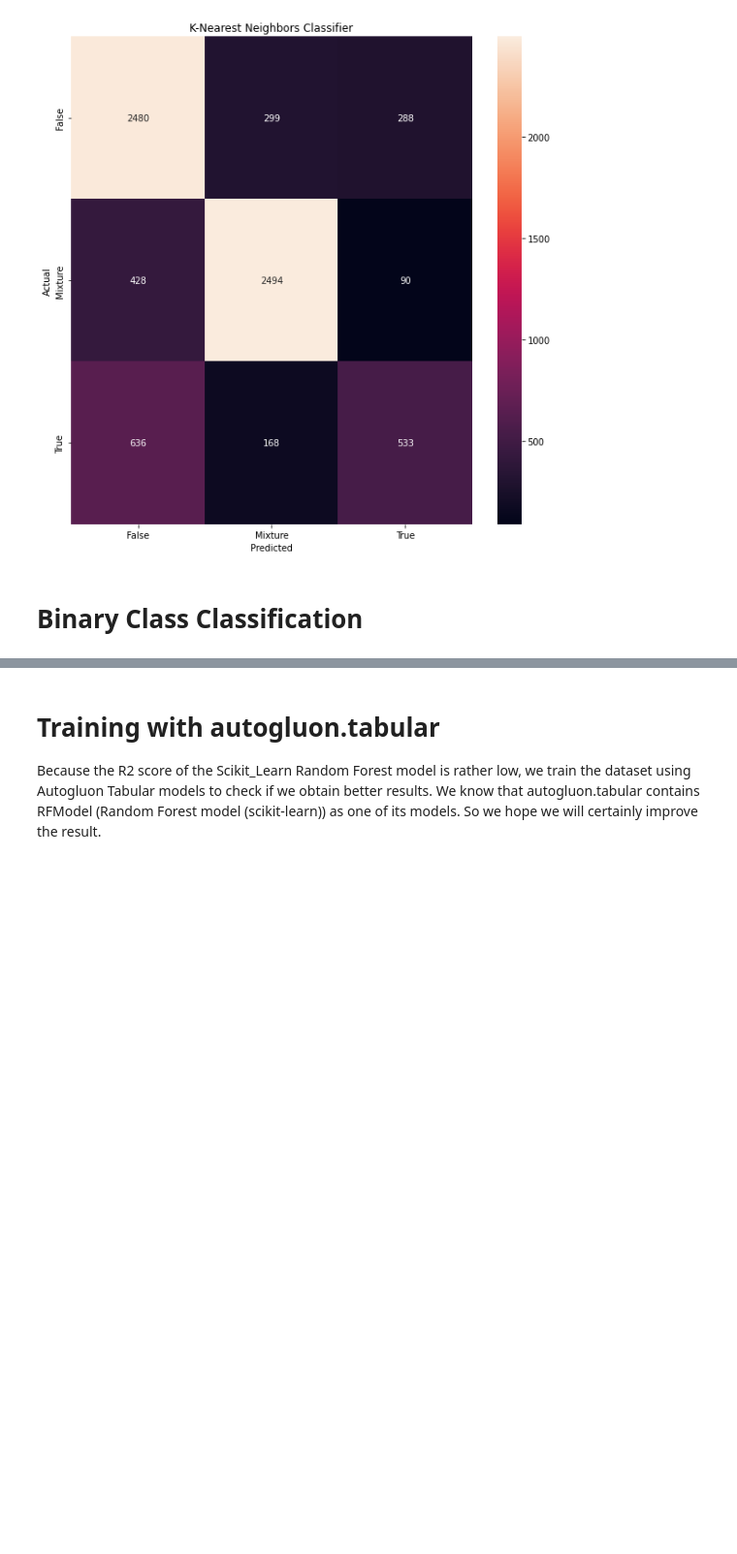
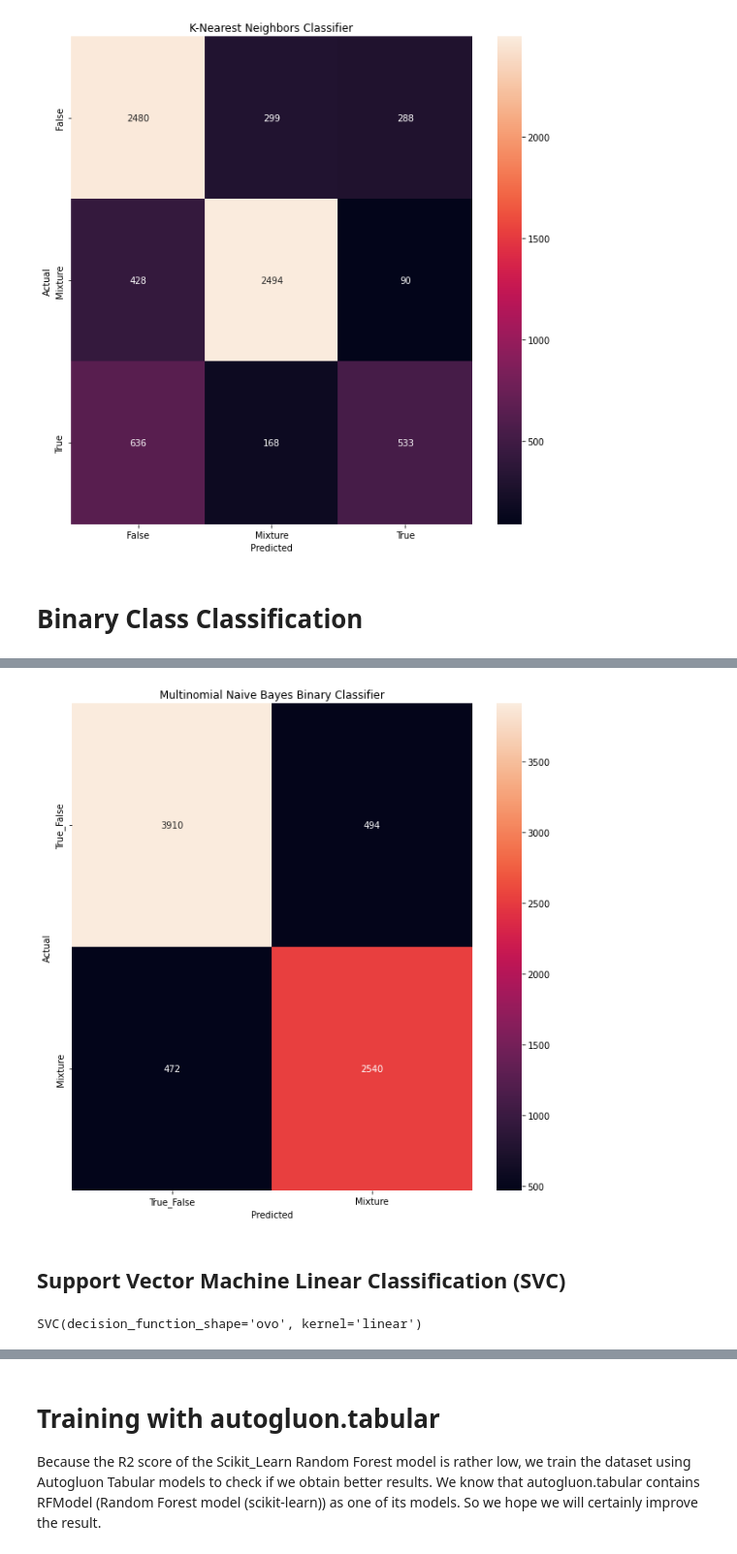
Before and after one commit to EnsiyehRaoufi/Claims-Knowledge-Graph, a Jupyter notebook: ClaimsKG.ipynb, the cells around one changed output, grey strips where cells are left out. Shown at 97% size. Drawn from its saved outputs; the diff is of its cells as text; code cells hidden in the pictures; blank space fills up the shorter version.

```diff
--- a/ClaimsKG.ipynb
+++ b/ClaimsKG.ipynb
@@ -1334,0 +1410,6 @@ y_test = source_df.target_labels[17000:]
+# %%
+#Prediction and Evaluation
+y_pred = clf.predict(X_test)
+print("Multinomial Naive Bayes Evaluation result for \n 1: True-False, 2: Mixture")
+print(confusion_matrix(y_test, y_pred))
+print(classification_report(y_test, y_pred))
@@ -1334,0 +1429,22 @@ y_test = source_df.target_labels[17000:]
+# %%
+#Prediction visualization
+
+conf_mat = confusion_matrix(y_test, y_pred)
+fig, ax = plt.subplots(figsize=(10,10))
+sns.heatmap(conf_mat, annot=True, fmt='d',
+            xticklabels=category_id_df.target_names.values, yticklabels=category_id_df.target_names.values)
+plt.ylabel('Actual')
+plt.xlabel('Predicted')
+plt.title("Multinomial Naive Bayes Binary Classifier")
+plt.show()
+# %% [output]
+[figure, added]
+# %% [markdown]
+## Support Vector Machine Linear Classification (SVC)
+# %%
+# Support Vector Machine Linear Classification
+
+svc_classifier = SVC(kernel='linear', decision_function_shape='ovo')
+svc_classifier.fit(X_train, y_train)
+# %% [output]
+SVC(decision_function_shape='ovo', kernel='linear')
```
Also changed, not shown: parts of 80 cells of this notebook.
